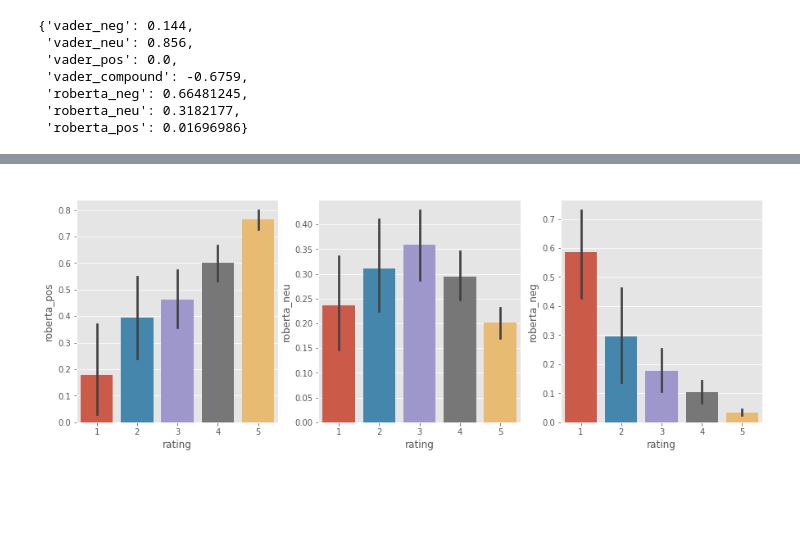
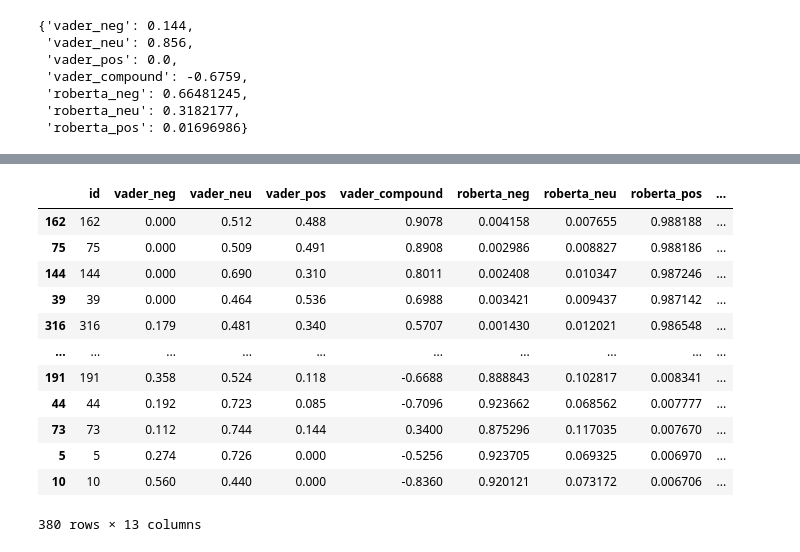
Before and after one commit to davidwong19/cronos-sentiment-analyse, a Jupyter notebook: SA_Cronos_Rehtse/sa_cronos.ipynb, the cells around one changed output, grey strips where cells are left out. Saved outputs shown, nothing was run; the diff lists cells and outputs as text; code cells hidden in the pictures; blank space fills up the shorter version.

```diff
--- a/SA_Cronos_Rehtse/sa_cronos.ipynb
+++ b/SA_Cronos_Rehtse/sa_cronos.ipynb
@@ -381,12 +381,16 @@ results_df.sample(5)
-# %%
-fig, axs = plt.subplots(1, 3, figsize=(15,5))
-sns.barplot(data=results_df, x='rating', y='roberta_pos', ax=axs[0])
-sns.barplot(data=results_df, x='rating', y='roberta_neu', ax=axs[1])
-sns.barplot(data=results_df, x='rating', y='roberta_neg', ax=axs[2])
-axs[0].set_title('Positive')
-axs[1].set_title('Neutral')
-axs[2].set_title('Negative')
-plt.tight_layout
-plt.show()
-# %% [output]
-[figure, removed]
+# %%
+results_df.sort_values('roberta_pos', ascending=False)
+# %% [output]
+|  | id | vader_neg | vader_neu | vader_pos | vader_compound | roberta_neg | roberta_neu | roberta_pos | ... |
+| 162 | 162 | 0.000 | 0.512 | 0.488 | 0.9078 | 0.004158 | 0.007655 | 0.988188 | ... |
+| 75 | 75 | 0.000 | 0.509 | 0.491 | 0.8908 | 0.002986 | 0.008827 | 0.988186 | ... |
+| 144 | 144 | 0.000 | 0.690 | 0.310 | 0.8011 | 0.002408 | 0.010347 | 0.987246 | ... |
+| 39 | 39 | 0.000 | 0.464 | 0.536 | 0.6988 | 0.003421 | 0.009437 | 0.987142 | ... |
+| 316 | 316 | 0.179 | 0.481 | 0.340 | 0.5707 | 0.001430 | 0.012021 | 0.986548 | ... |
+| ... | ... | ... | ... | ... | ... | ... | ... | ... | ... |
+| 191 | 191 | 0.358 | 0.524 | 0.118 | -0.6688 | 0.888843 | 0.102817 | 0.008341 | ... |
+| 44 | 44 | 0.192 | 0.723 | 0.085 | -0.7096 | 0.923662 | 0.068562 | 0.007777 | ... |
+| 73 | 73 | 0.112 | 0.744 | 0.144 | 0.3400 | 0.875296 | 0.117035 | 0.007670 | ... |
+| 5 | 5 | 0.274 | 0.726 | 0.000 | -0.5256 | 0.923705 | 0.069325 | 0.006970 | ... |
+| 10 | 10 | 0.560 | 0.440 | 0.000 | -0.8360 | 0.920121 | 0.073172 | 0.006706 | ... |
+380 rows × 13 columns
```
Also changed, not shown: parts of 11 cells of this notebook.
